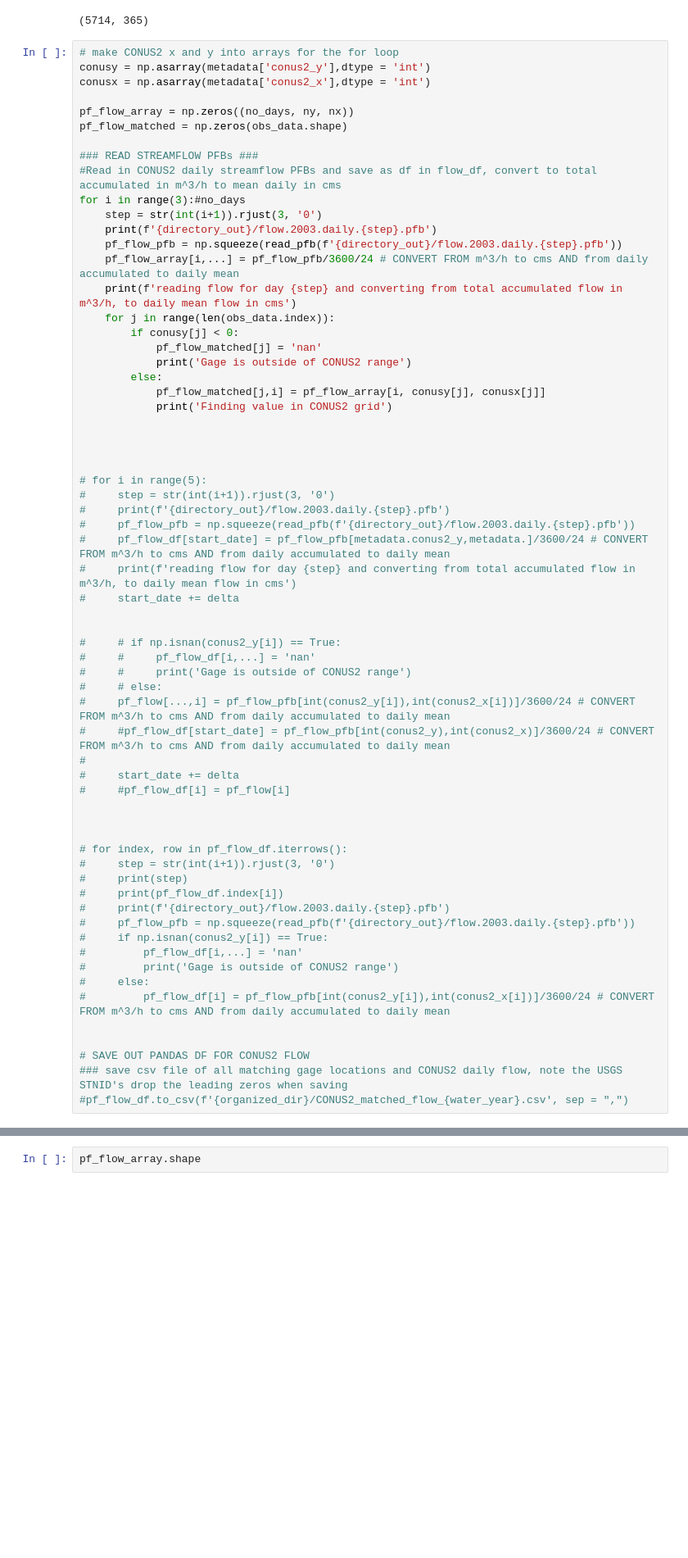
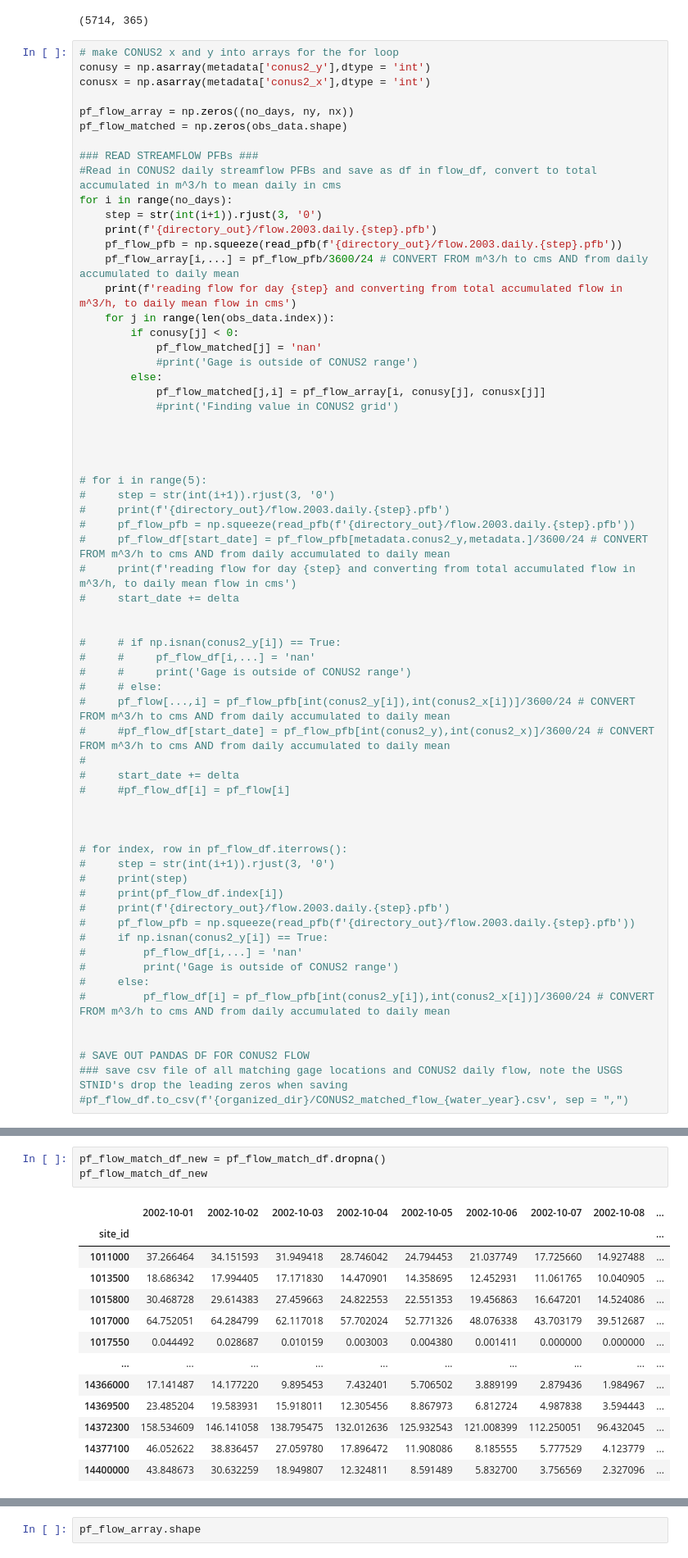
Before and after one commit to danielletijerina/PFCONUS2-analysis, a Jupyter notebook: scripts/Validation/Streamflow/1_Organize_Streamflow_hydrodataObs.ipynb, the cells around one changed output, grey strips where cells are left out. Shown: that part at 82% size. Cells and saved outputs as stored; diff of their text form; blank space fills up the shorter version.

```diff
--- a/scripts/Validation/Streamflow/1_Organize_Streamflow_hydrodataObs.ipynb
+++ b/scripts/Validation/Streamflow/1_Organize_Streamflow_hydrodataObs.ipynb
@@ -181,7 +173,7 @@ pf_flow_matched = np.zeros(obs_data.shape)
 
 ### READ STREAMFLOW PFBs ###
 #Read in CONUS2 daily streamflow PFBs and save as df in flow_df, convert to total accumulated in m^3/h to mean daily in cms
-for i in range(3):#no_days
+for i in range(no_days):
     step = str(int(i+1)).rjust(3, '0')
     print(f'{directory_out}/flow.2003.daily.{step}.pfb')
     pf_flow_pfb = np.squeeze(read_pfb(f'{directory_out}/flow.2003.daily.{step}.pfb'))
@@ -190,10 +182,10 @@ for i in range(3):#no_days
     for j in range(len(obs_data.index)):
         if conusy[j] < 0:
             pf_flow_matched[j] = 'nan'
-            print('Gage is outside of CONUS2 range')
+            #print('Gage is outside of CONUS2 range')
         else:
             pf_flow_matched[j,i] = pf_flow_array[i, conusy[j], conusx[j]]
-            print('Finding value in CONUS2 grid')
+            #print('Finding value in CONUS2 grid')
 
 
 
@@ -245,0 +236,17 @@ pf_flow_match_df.to_csv(f'{organized_dir}/PFCONUS2_Daily_matched_flow_cms{water_
+# %%
+pf_flow_match_df_new = pf_flow_match_df.dropna()
+pf_flow_match_df_new
+# %% [output]
+|  | 2002-10-01 | 2002-10-02 | 2002-10-03 | 2002-10-04 | 2002-10-05 | 2002-10-06 | 2002-10-07 | 2002-10-08 | ... |
+| site_id |  |  |  |  |  |  |  |  | ... |
+| 1011000 | 37.266464 | 34.151593 | 31.949418 | 28.746042 | 24.794453 | 21.037749 | 17.725660 | 14.927488 | ... |
+| 1013500 | 18.686342 | 17.994405 | 17.171830 | 14.470901 | 14.358695 | 12.452931 | 11.061765 | 10.040905 | ... |
+| 1015800 | 30.468728 | 29.614383 | 27.459663 | 24.822553 | 22.551353 | 19.456863 | 16.647201 | 14.524086 | ... |
+| 1017000 | 64.752051 | 64.284799 | 62.117018 | 57.702024 | 52.771326 | 48.076338 | 43.703179 | 39.512687 | ... |
+| 1017550 | 0.044492 | 0.028687 | 0.010159 | 0.003003 | 0.004380 | 0.001411 | 0.000000 | 0.000000 | ... |
+| ... | ... | ... | ... | ... | ... | ... | ... | ... | ... |
+| 14366000 | 17.141487 | 14.177220 | 9.895453 | 7.432401 | 5.706502 | 3.889199 | 2.879436 | 1.984967 | ... |
+| 14369500 | 23.485204 | 19.583931 | 15.918011 | 12.305456 | 8.867973 | 6.812724 | 4.987838 | 3.594443 | ... |
+| 14372300 | 158.534609 | 146.141058 | 138.795475 | 132.012636 | 125.932543 | 121.008399 | 112.250051 | 96.432045 | ... |
+| 14377100 | 46.052622 | 38.836457 | 27.059780 | 17.896472 | 11.908086 | 8.185555 | 5.777529 | 4.123779 | ... |
+| 14400000 | 43.848673 | 30.632259 | 18.949807 | 12.324811 | 8.591489 | 5.832700 | 3.756569 | 2.327096 | ... |
```
Also changed, not shown: parts of 10 cells of this notebook, 8 other files.
